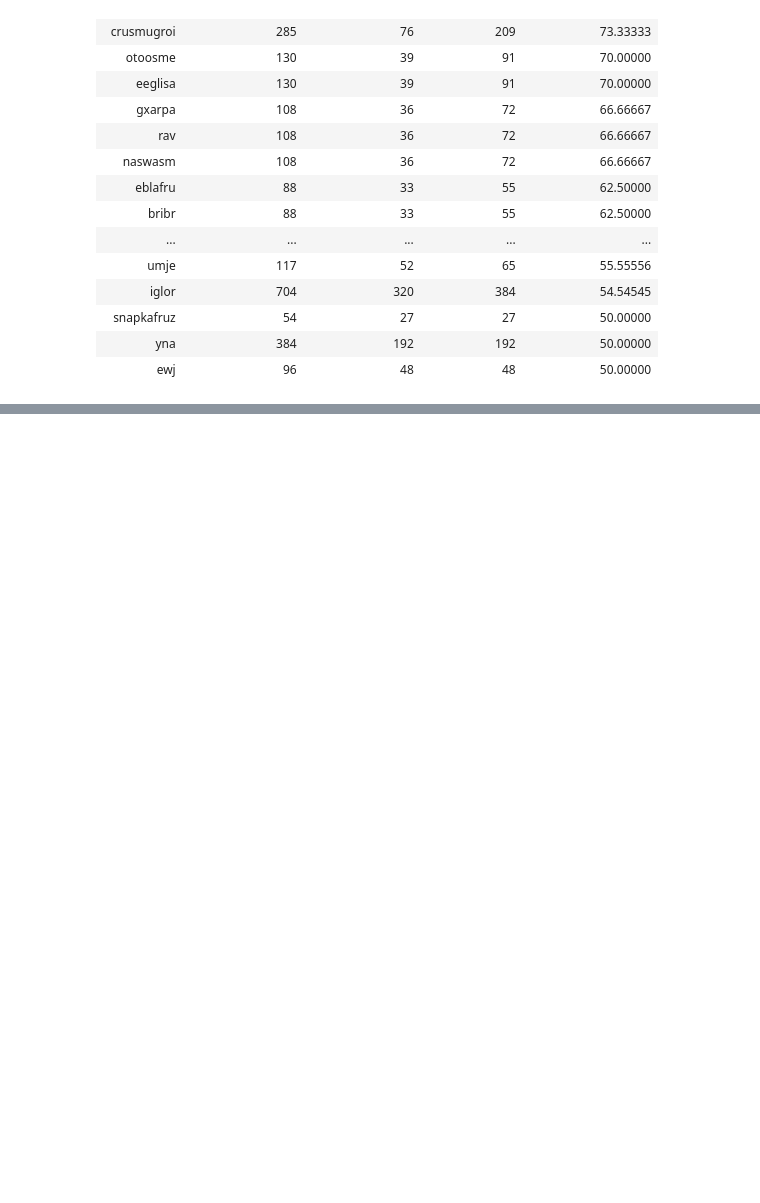
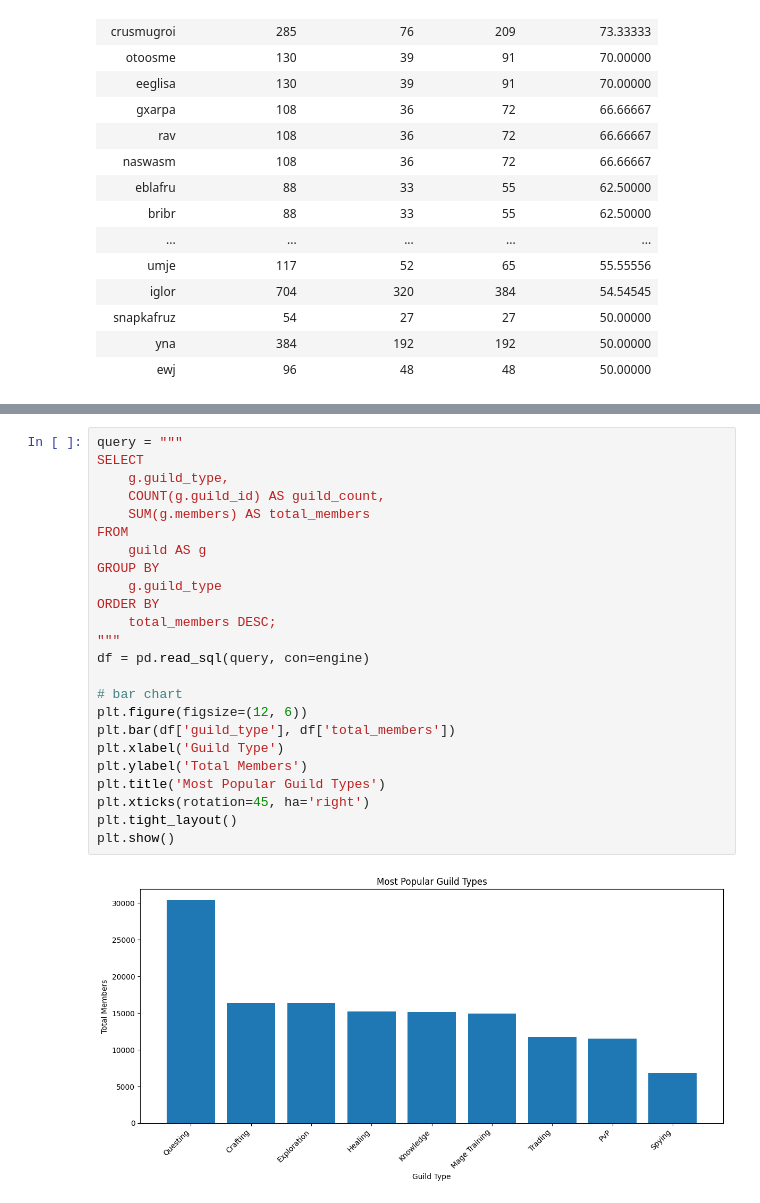
Before and after one commit to nikcho27/game_db, a Jupyter notebook: week4/queries.ipynb, the cells around one changed output, grey strips where cells are left out. Cells and saved outputs as stored; diff of their text form; blank space fills up the shorter version.

```diff
--- a/week4/queries.ipynb
+++ b/week4/queries.ipynb
@@ -181,0 +419,26 @@ LIMIT 20;
+# %%
+query = """
+SELECT
+    g.guild_type,
+    COUNT(g.guild_id) AS guild_count,
+    SUM(g.members) AS total_members
+FROM
+    guild AS g
+GROUP BY
+    g.guild_type
+ORDER BY
+    total_members DESC;
+"""
+df = pd.read_sql(query, con=engine)
+
+# bar chart
+plt.figure(figsize=(12, 6))
+plt.bar(df['guild_type'], df['total_members'])
+plt.xlabel('Guild Type')
+plt.ylabel('Total Members')
+plt.title('Most Popular Guild Types')
+plt.xticks(rotation=45, ha='right')
+plt.tight_layout()
+plt.show()
+# %% [output]
+[figure, added]
```
Also changed, not shown: parts of 28 cells of this notebook, 1 other file.
